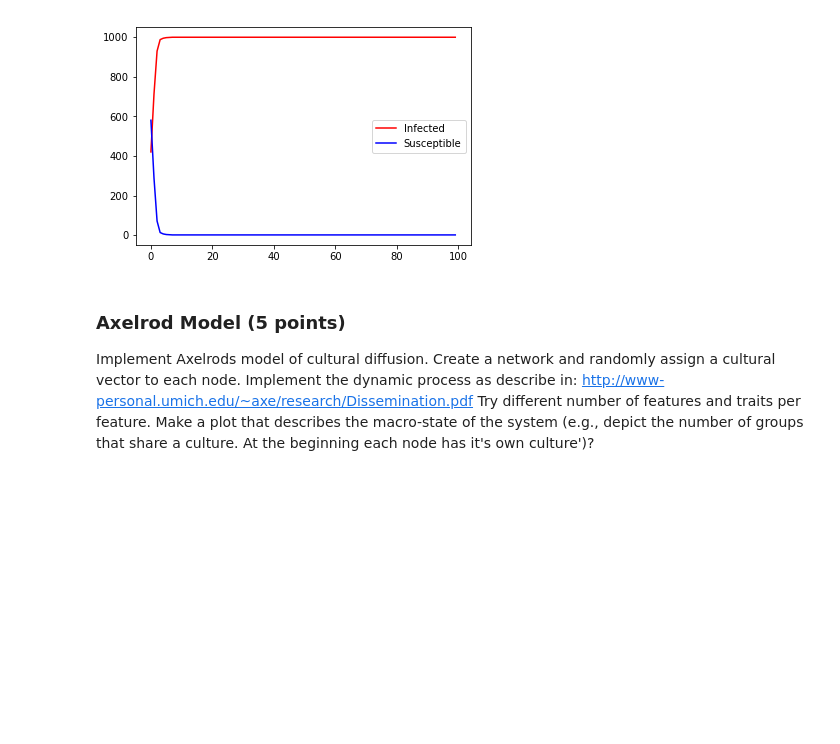
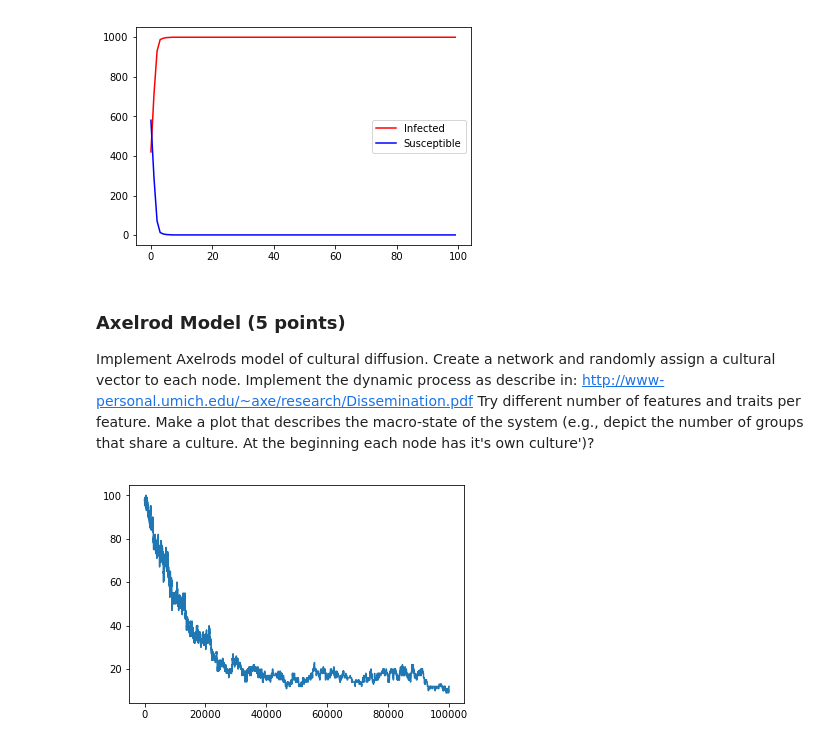
Before and after one commit to dkeske/css2017, a Jupyter notebook: assignment4/daniel_kostic_ass4.ipynb, the cells around one changed output. Cells and saved outputs as stored; diff of their text form; code cells hidden in the pictures; blank space fills up the shorter version.

```diff
--- a/assignment4/daniel_kostic_ass4.ipynb
+++ b/assignment4/daniel_kostic_ass4.ipynb
@@ -287,0 +284,22 @@ traits = [1,2,3,4,5]
+# %%
+features = [1,2,3,4,5]
+traits = ["1","2","3","4","5"]
+# network = NX.grid_2d_graph(50,50)
+network = NX.grid_2d_graph(10,10)
+for node in network.nodes():
+    dummy = ""
+    for feature in features:
+        dummy+= RD.sample(traits, 1)[0]
+    network.node[node]["vector"] = dummy
+# %%
+def stepAXM():
+    random_node = RD.choice(network.nodes())
+    random_neighbour = RD.choice(NX.neighbors(network, random_node))
+    similarity = calc_similarity(network.node[random_node]["vector"], network.node[random_neighbour]["vector"])
+    if similarity > 0 and similarity < 1:
+#         print(network.node[random_node]["vector"] + " " + network.node[random_neighbour]["vector"])
+        feat = RD.choice([0,1,2,3,4])
+        vect = list(network.node[random_neighbour]["vector"])
+        vect[feat] = network.node[random_node]["vector"][feat]
+        network.node[random_neighbour]["vector"] = "".join(vect)
+#         print(network.node[random_node]["vector"] + " " + network.node[random_neighbour]["vector"])
@@ -287,0 +316,21 @@ traits = [1,2,3,4,5]
+# %%
+def count_unique_cultures():
+    cultures = set()
+    for node in network.nodes():
+        if network.node[node]["vector"] not in cultures:
+            cultures.add(network.node[node]["vector"])
+    return len(cultures)
+# %%
+def runAXM(iterations):
+    uniq_cul = []
+    for i in range(0,iterations):
+        stepAXM()
+        uniq_cul.append(count_unique_cultures())
+    return uniq_cul
+# %%
+%%time
+uniq_cul = runAXM(100000)
+plt.plot(uniq_cul)
+plt.show()
+# %% [output]
+[figure, added]
```
Also changed, not shown: parts of 7 cells of this notebook.
